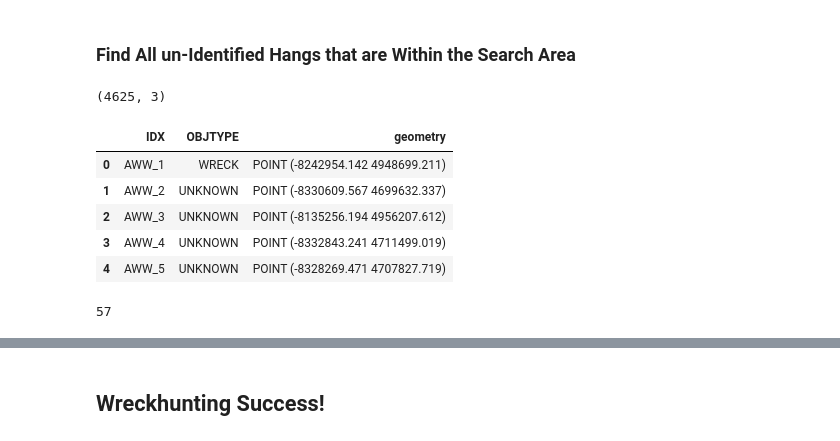
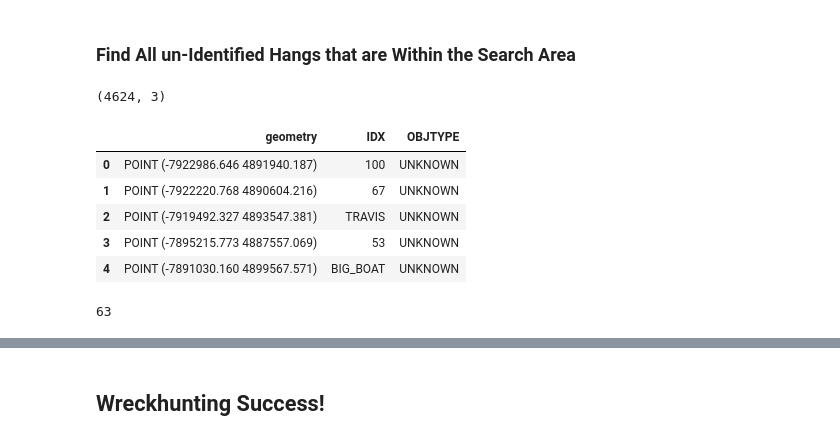
Before and after one commit to Data-Science-for-Conservation/Ocean_GIS_for_Python, a Jupyter notebook: GIS_Analysis.ipynb, the cells around one changed output, grey strips where cells are left out. Drawn from its saved outputs; the diff is of its cells as text; code cells hidden in the pictures.

```diff
--- a/GIS_Analysis.ipynb
+++ b/GIS_Analysis.ipynb
@@ -480,3 +447,8 @@ awois_wrecks.shape[0] + awois_obs.shape[0] + enc_wrecks.shape[0] == known_wrecks
 True
 # %% [markdown]
 ## Generate Simulated Data for Other Obstructions
+# %%
+# Import ESS search targets into GeoDataFrame
+targets = gpd.read_file('./data/Targets/targets.shp', driver='shapefile')
+
+targets
@@ -482,0 +481,7 @@ True
+# %%
+# Keep only relevant columns
+targets = targets.loc[:, ['geometry', 'Name']]
+
+# Add/rename columns to match other GeoDataFrames
+targets.columns = ['geometry', 'IDX']
+targets['OBJTYPE'] = 'UNKNOWN'
@@ -483,24 +501,24 @@ True
 # %%
+# Generate additional random points to simulate other "hangs"
+
 # Set random seed
 np.random.seed(42)
 
+# Generate n uniformly distributed x, y values over different areas
 n = 100
 
-# Generate uniformly distributed x, y values over different areas
 lon_vals = np.concatenate((np.random.uniform(-72.9, -71.9, size=n),
-                           np.random.uniform(-71.98, -70.57, size=2*n),
+                           np.random.uniform(-71.98, -70.57, size=2*n-9),
                            np.random.uniform(-71.22, -70.62, size=n),
                            np.random.uniform(-70.58, -69.6, size=n)))
+
 lat_vals = np.concatenate((np.random.uniform(39.6, 40.7, size=n),
-                           np.random.uniform(39.8, 40.97, size=2*n),
+                           np.random.uniform(39.8, 40.97, size=2*n-9),
                            np.random.uniform(39.85, 40.45, size=n),
                            np.random.uniform(39.9, 41.05, size=n)))
 
 # Zip coordinates together as Points
 simu_points = [shapely.geometry.Point(lon, lat) for lon, lat in zip(lon_vals, lat_vals)]
-
-# Insert actual ship location
-simu_points.insert(9, biela.loc[0, 'geometry'])
 # %%
 # Create GeoDataFrame of simulated points
 simu_obs = gpd.GeoDataFrame(simu_points, columns=['geometry'], crs='EPSG:4326')
@@ -521,0 +540,5 @@ simu_obs.head()
+# %%
+# Prepend actual targets
+simu_obs = targets.append(simu_obs, ignore_index=True)
+
+simu_obs.head(15)
@@ -767,25 +811,25 @@ display_map(m_2, 'm_2.html')
 ### Find All un-Identified Hangs that are Within the Search Area
 # %%
 # Combine all unknown items into one GeoDataFrame
-all_unknown = unknown.append(simu_obs, ignore_index=True)
+all_unknown = simu_obs.append(unknown, ignore_index=True)
 
 # Convert to projected CRS
 all_unknown.to_crs('EPSG:3857', inplace=True)
 
 print(all_unknown.shape)
 all_unknown.head()
 # %% [output]
-(4625, 3)
+(4624, 3)
-|  | IDX | OBJTYPE | geometry |
-| 0 | AWW_1 | WRECK | POINT (-8242954.142 4948699.211) |
-| 1 | AWW_2 | UNKNOWN | POINT (-8330609.567 4699632.337) |
-| 2 | AWW_3 | UNKNOWN | POINT (-8135256.194 4956207.612) |
-| 3 | AWW_4 | UNKNOWN | POINT (-8332843.241 4711499.019) |
-| 4 | AWW_5 | UNKNOWN | POINT (-8328269.471 4707827.719) |
+|  | geometry | IDX | OBJTYPE |
+| 0 | POINT (-7922986.646 4891940.187) | 100 | UNKNOWN |
+| 1 | POINT (-7922220.768 4890604.216) | 67 | UNKNOWN |
+| 2 | POINT (-7919492.327 4893547.381) | TRAVIS | UNKNOWN |
+| 3 | POINT (-7895215.773 4887557.069) | 53 | UNKNOWN |
+| 4 | POINT (-7891030.160 4899567.571) | BIG_BOAT | UNKNOWN |
 # %%
 s_idx = all_unknown['geometry'].within(buff.loc[0])
 sum(s_idx)
 # %% [output]
-57
+63
 # %%
 # Calculate and filter for points within the search area buffer
```
Also changed, not shown: parts of 19 cells of this notebook, 9 other files.
